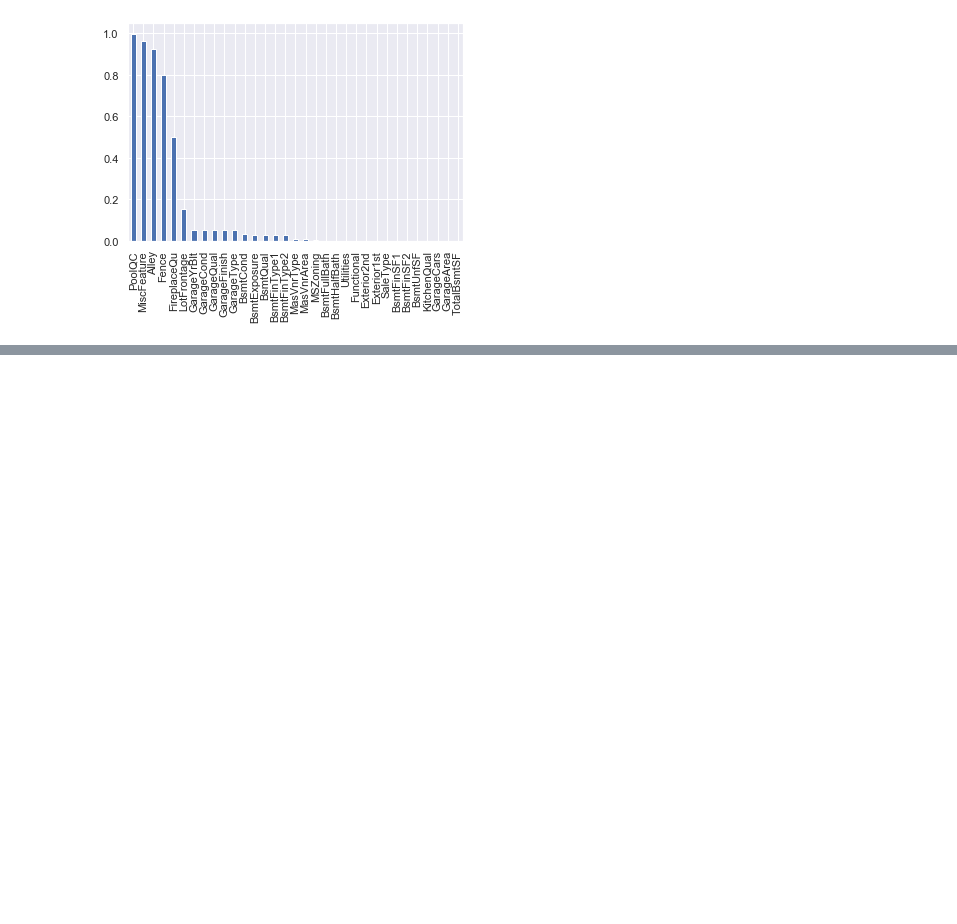
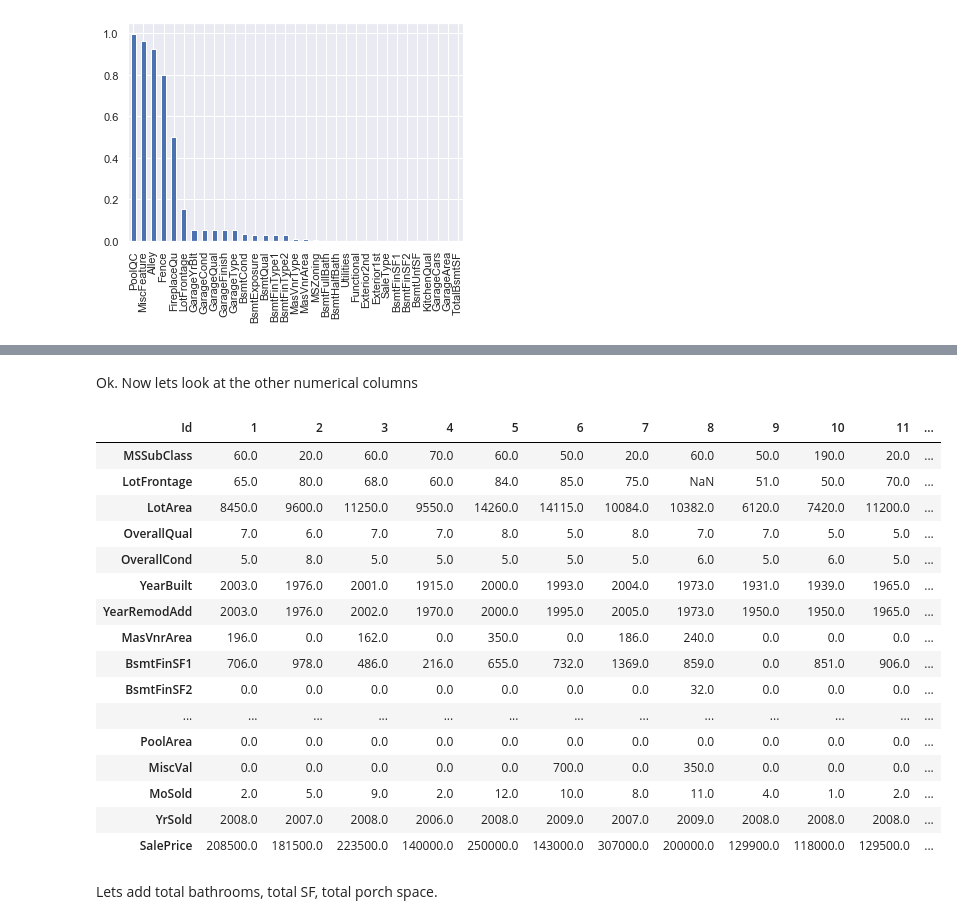
Before and after one commit to philippkaindl/Melbourne_housing, a Jupyter notebook: Housing_Exploration.ipynb, the cells around one changed output, grey strips where cells are left out. Saved outputs shown, nothing was run; the diff lists cells and outputs as text; code cells hidden in the pictures; blank space fills up the shorter version.

```diff
--- a/Housing_Exploration.ipynb
+++ b/Housing_Exploration.ipynb
@@ -29,8 +29,8 @@ print(path/'test.csv')
 # %% [output]
 data\test.csv
 # %%
-testdf = pd.read_csv(path/'test.csv', index_col='Id')
-traindf = pd.read_csv(path/'train.csv', index_col='Id')
+testdf = pd.read_csv(path/'test.csv', index_col='Id', parse_dates=True)
+traindf = pd.read_csv(path/'train.csv', index_col='Id', parse_dates=True)
 # %%
 display_all(traindf.head().T)
 # %% [output]
@@ -118,0 +175,4 @@ Cut off percentage is set to 0.8. Dropping columns: Index(['Alley', 'PoolQC', 'F
+# %%
+traindf['MoSinceBuild'] = (traindf.YrSold - traindf.YearBuilt)*12 + traindf.MoSold
+traindf['MoSinceRemodel'] = (traindf.YrSold - traindf.YearRemodAdd)*12 + traindf.MoSold
+traindf['HasBeenRemodelled'] = traindf.YearBuilt != traindf.YearRemodAdd
@@ -118,0 +193,24 @@ Cut off percentage is set to 0.8. Dropping columns: Index(['Alley', 'PoolQC', 'F
+# %% [markdown]
+Ok. Now lets look at the other numerical columns
+# %%
+display_all(traindf[num_cols_train].head(20).T)
+# %% [output]
+| Id | 1 | 2 | 3 | 4 | 5 | 6 | 7 | 8 | 9 | 10 | 11 | ... |
+| MSSubClass | 60.0 | 20.0 | 60.0 | 70.0 | 60.0 | 50.0 | 20.0 | 60.0 | 50.0 | 190.0 | 20.0 | ... |
+| LotFrontage | 65.0 | 80.0 | 68.0 | 60.0 | 84.0 | 85.0 | 75.0 | NaN | 51.0 | 50.0 | 70.0 | ... |
+| LotArea | 8450.0 | 9600.0 | 11250.0 | 9550.0 | 14260.0 | 14115.0 | 10084.0 | 10382.0 | 6120.0 | 7420.0 | 11200.0 | ... |
+| OverallQual | 7.0 | 6.0 | 7.0 | 7.0 | 8.0 | 5.0 | 8.0 | 7.0 | 7.0 | 5.0 | 5.0 | ... |
+| OverallCond | 5.0 | 8.0 | 5.0 | 5.0 | 5.0 | 5.0 | 5.0 | 6.0 | 5.0 | 6.0 | 5.0 | ... |
+| YearBuilt | 2003.0 | 1976.0 | 2001.0 | 1915.0 | 2000.0 | 1993.0 | 2004.0 | 1973.0 | 1931.0 | 1939.0 | 1965.0 | ... |
+| YearRemodAdd | 2003.0 | 1976.0 | 2002.0 | 1970.0 | 2000.0 | 1995.0 | 2005.0 | 1973.0 | 1950.0 | 1950.0 | 1965.0 | ... |
+| MasVnrArea | 196.0 | 0.0 | 162.0 | 0.0 | 350.0 | 0.0 | 186.0 | 240.0 | 0.0 | 0.0 | 0.0 | ... |
+| BsmtFinSF1 | 706.0 | 978.0 | 486.0 | 216.0 | 655.0 | 732.0 | 1369.0 | 859.0 | 0.0 | 851.0 | 906.0 | ... |
+| BsmtFinSF2 | 0.0 | 0.0 | 0.0 | 0.0 | 0.0 | 0.0 | 0.0 | 32.0 | 0.0 | 0.0 | 0.0 | ... |
+| ... | ... | ... | ... | ... | ... | ... | ... | ... | ... | ... | ... | ... |
+| PoolArea | 0.0 | 0.0 | 0.0 | 0.0 | 0.0 | 0.0 | 0.0 | 0.0 | 0.0 | 0.0 | 0.0 | ... |
+| MiscVal | 0.0 | 0.0 | 0.0 | 0.0 | 0.0 | 700.0 | 0.0 | 350.0 | 0.0 | 0.0 | 0.0 | ... |
+| MoSold | 2.0 | 5.0 | 9.0 | 2.0 | 12.0 | 10.0 | 8.0 | 11.0 | 4.0 | 1.0 | 2.0 | ... |
+| YrSold | 2008.0 | 2007.0 | 2008.0 | 2006.0 | 2008.0 | 2009.0 | 2007.0 | 2009.0 | 2008.0 | 2008.0 | 2008.0 | ... |
+| SalePrice | 208500.0 | 181500.0 | 223500.0 | 140000.0 | 250000.0 | 143000.0 | 307000.0 | 200000.0 | 129900.0 | 118000.0 | 129500.0 | ... |
+# %% [markdown]
+Lets add total bathrooms, total SF, total porch space.
```
Also changed, not shown: parts of 27 cells of this notebook, 1 other file.
